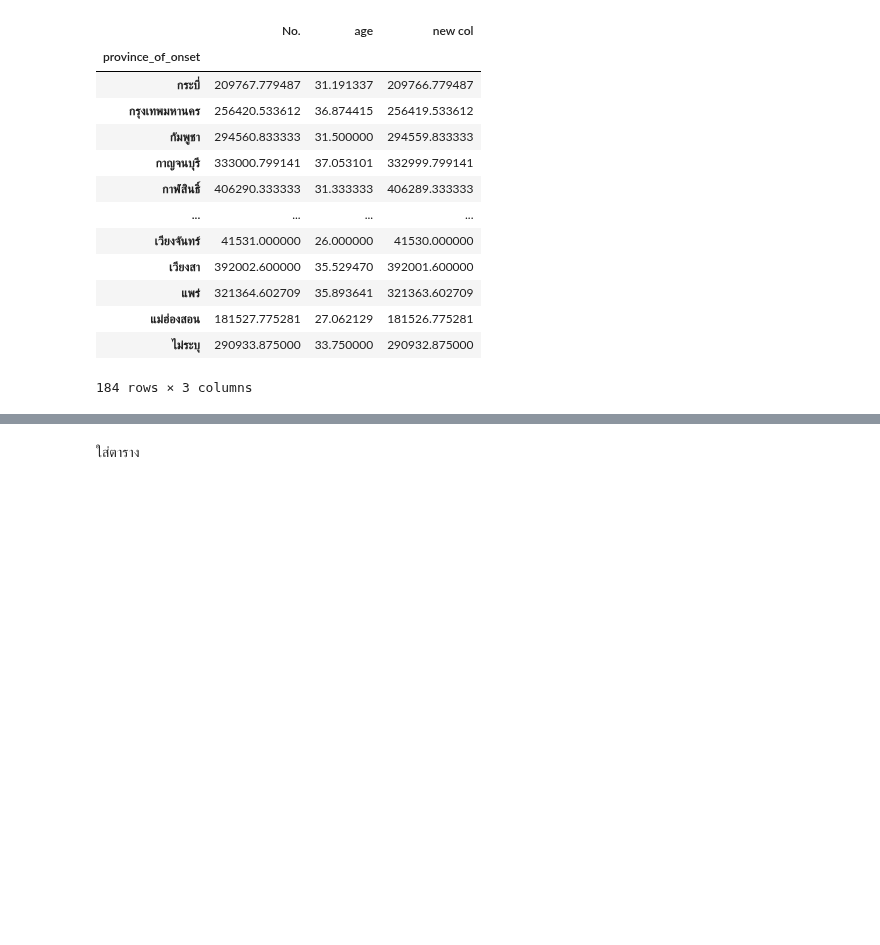
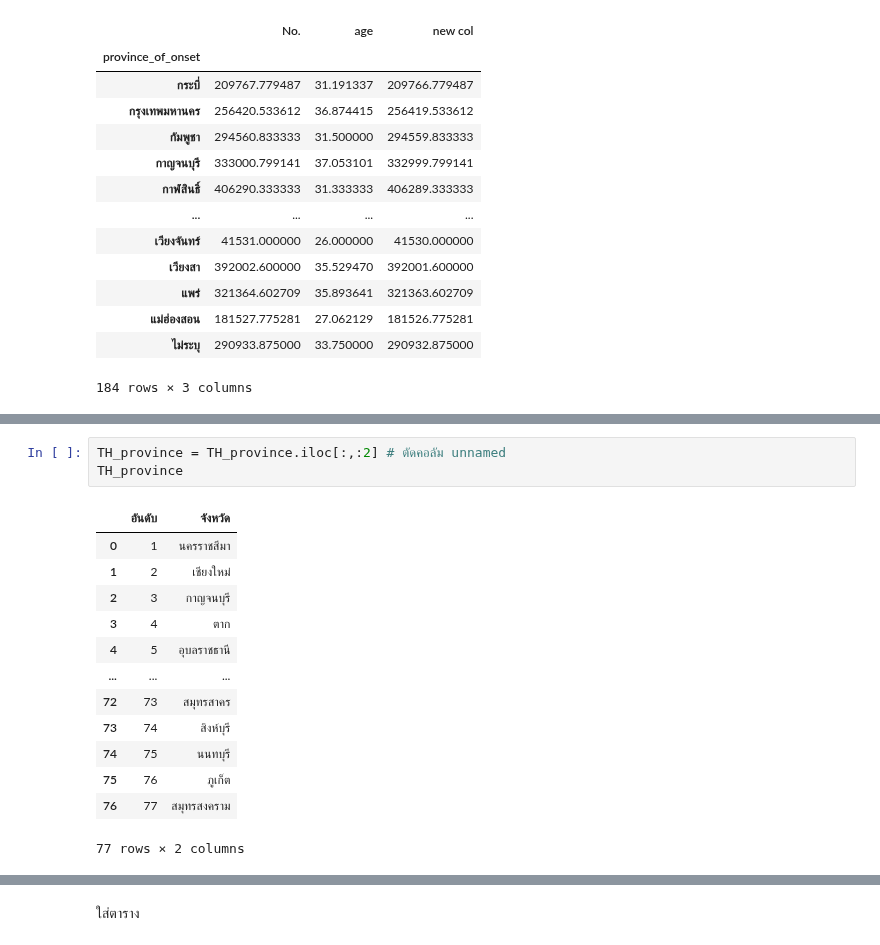
Before and after one commit to Anusarakh/DPDM2021, a Jupyter notebook: Data_Preprocessing(Chapter3).ipynb, the cells around one changed output, grey strips where cells are left out. Saved outputs shown, nothing was run; the diff lists cells and outputs as text; blank space fills up the shorter version.

```diff
--- a/Data_Preprocessing(Chapter3).ipynb
+++ b/Data_Preprocessing(Chapter3).ipynb
@@ -1945,0 +1954,17 @@ FileNotFoundError: ignored
+# %%
+TH_province = TH_province.iloc[:,:2] # ตัดคอลัม unnamed
+TH_province
+# %% [output]
+|  | อันดับ | จังหวัด |
+| 0 | 1 | นครราชสีมา |
+| 1 | 2 | เชียงใหม่ |
+| 2 | 3 | กาญจนบุรี |
+| 3 | 4 | ตาก |
+| 4 | 5 | อุบลราชธานี |
+| ... | ... | ... |
+| 72 | 73 | สมุทรสาคร |
+| 73 | 74 | สิงห์บุรี |
+| 74 | 75 | นนทบุรี |
+| 75 | 76 | ภูเก็ต |
+| 76 | 77 | สมุทรสงคราม |
+77 rows × 2 columns
```
Also changed, not shown: parts of 21 cells of this notebook.
